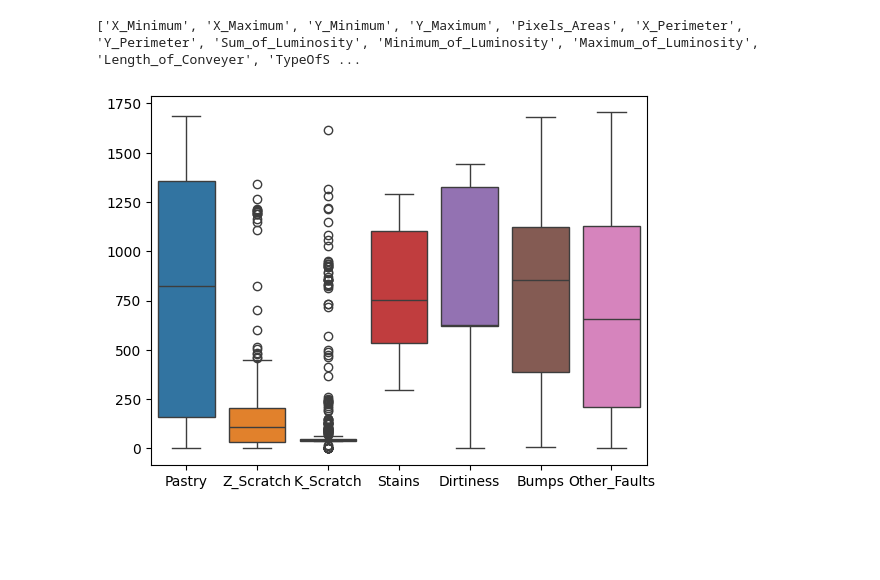
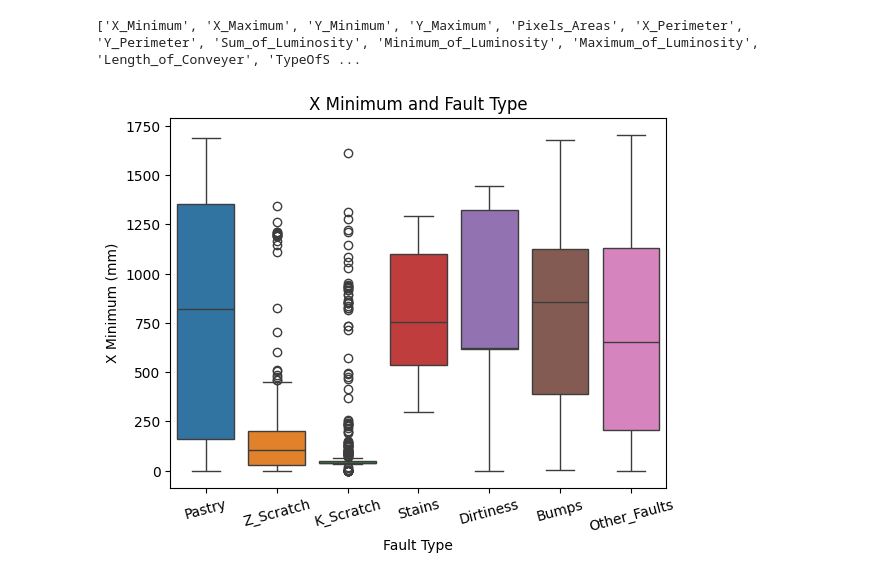
Before and after one commit to hairyex5000/cpsc-322-finalproject, a Jupyter notebook: EDA.ipynb, the cells around one changed output. Drawn from its saved outputs; the diff is of its cells as text; code cells hidden in the pictures; blank space fills up the shorter version.

Commit message:
Improve graph

```diff
--- a/EDA.ipynb
+++ b/EDA.ipynb
@@ -17,6 +17,10 @@ print(data.column_names)
 ['X_Minimum', 'X_Maximum', 'Y_Minimum', 'Y_Maximum', 'Pixels_Areas', 'X_Perimeter', 'Y_Perimeter', 'Sum_of_Luminosity', 'Minimum_of_Luminosity', 'Maximum_of_Luminosity', 'Length_of_Conveyer', 'TypeOfS ...
 # %%
 sns.boxplot(data=eda_group_data_by_class(data, "X_Minimum"))
+plt.xticks(rotation=15)
+plt.title("X Minimum and Fault Type")
+plt.xlabel("Fault Type")
+plt.ylabel("X Minimum (mm)")
 plt.show()
 # %% [output]
-[figure, old version]
+[figure, new version]
```
